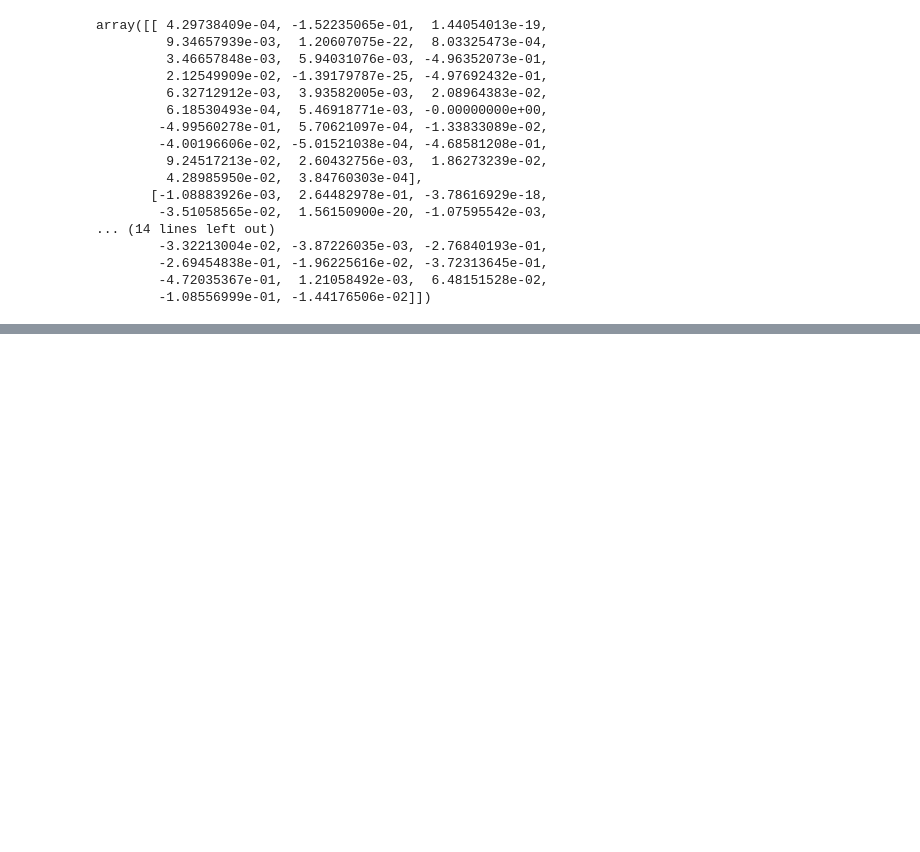
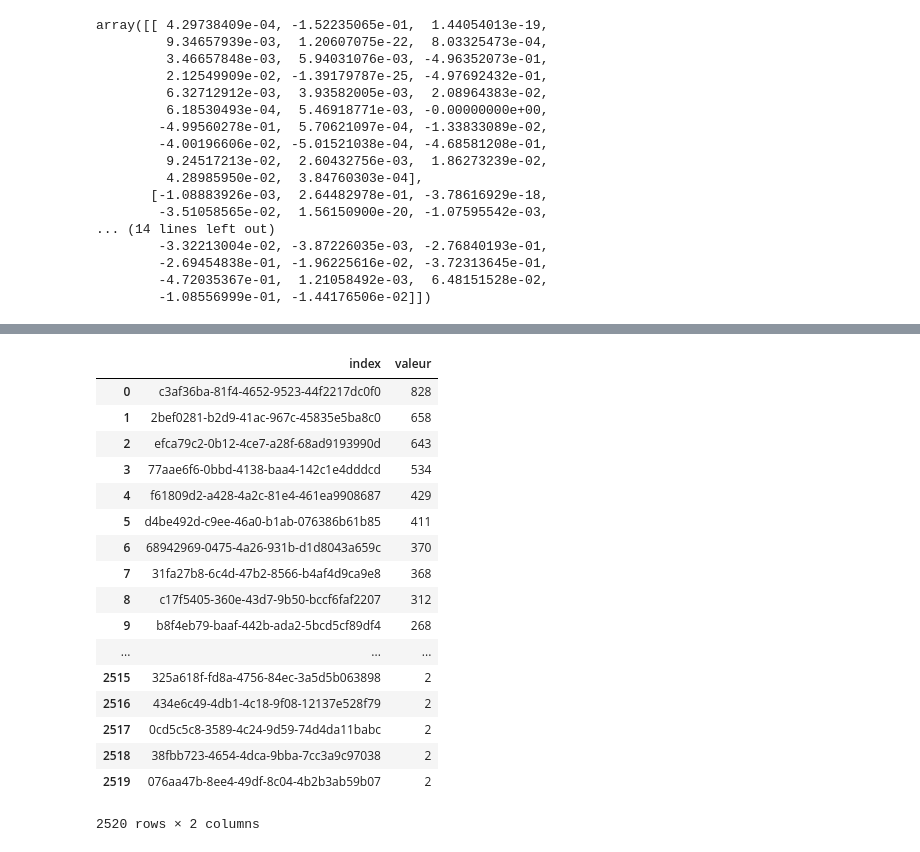
Before and after one commit to mGosset/BrowserFingerprint, a Jupyter notebook: notebooks/exploratory/analyse_empreintes.ipynb, the cells around one changed output, grey strips where cells are left out. Saved outputs shown, nothing was run; the diff lists cells and outputs as text; code cells hidden in the pictures; blank space fills up the shorter version.

```diff
--- a/notebooks/exploratory/analyse_empreintes.ipynb
+++ b/notebooks/exploratory/analyse_empreintes.ipynb
@@ -1096,0 +1289,21 @@ L
+# %%
+df_user_more_2_fingerprints
+# %% [output]
+|  | index | valeur |
+| 0 | c3af36ba-81f4-4652-9523-44f2217dc0f0 | 828 |
+| 1 | 2bef0281-b2d9-41ac-967c-45835e5ba8c0 | 658 |
+| 2 | efca79c2-0b12-4ce7-a28f-68ad9193990d | 643 |
+| 3 | 77aae6f6-0bbd-4138-baa4-142c1e4dddcd | 534 |
+| 4 | f61809d2-a428-4a2c-81e4-461ea9908687 | 429 |
+| 5 | d4be492d-c9ee-46a0-b1ab-076386b61b85 | 411 |
+| 6 | 68942969-0475-4a26-931b-d1d8043a659c | 370 |
+| 7 | 31fa27b8-6c4d-47b2-8566-b4af4d9ca9e8 | 368 |
+| 8 | c17f5405-360e-43d7-9b50-bccf6faf2207 | 312 |
+| 9 | b8f4eb79-baaf-442b-ada2-5bcd5cf89df4 | 268 |
+| ... | ... | ... |
+| 2515 | 325a618f-fd8a-4756-84ec-3a5d5b063898 | 2 |
+| 2516 | 434e6c49-4db1-4c18-9f08-12137e528f79 | 2 |
+| 2517 | 0cd5c5c8-3589-4c24-9d59-74d4da11babc | 2 |
+| 2518 | 38fbb723-4654-4dca-9bba-7cc3a9c97038 | 2 |
+| 2519 | 076aa47b-8ee4-49df-8c04-4b2b3ab59b07 | 2 |
+2520 rows × 2 columns
```
Also changed, not shown: parts of 12 cells of this notebook.
